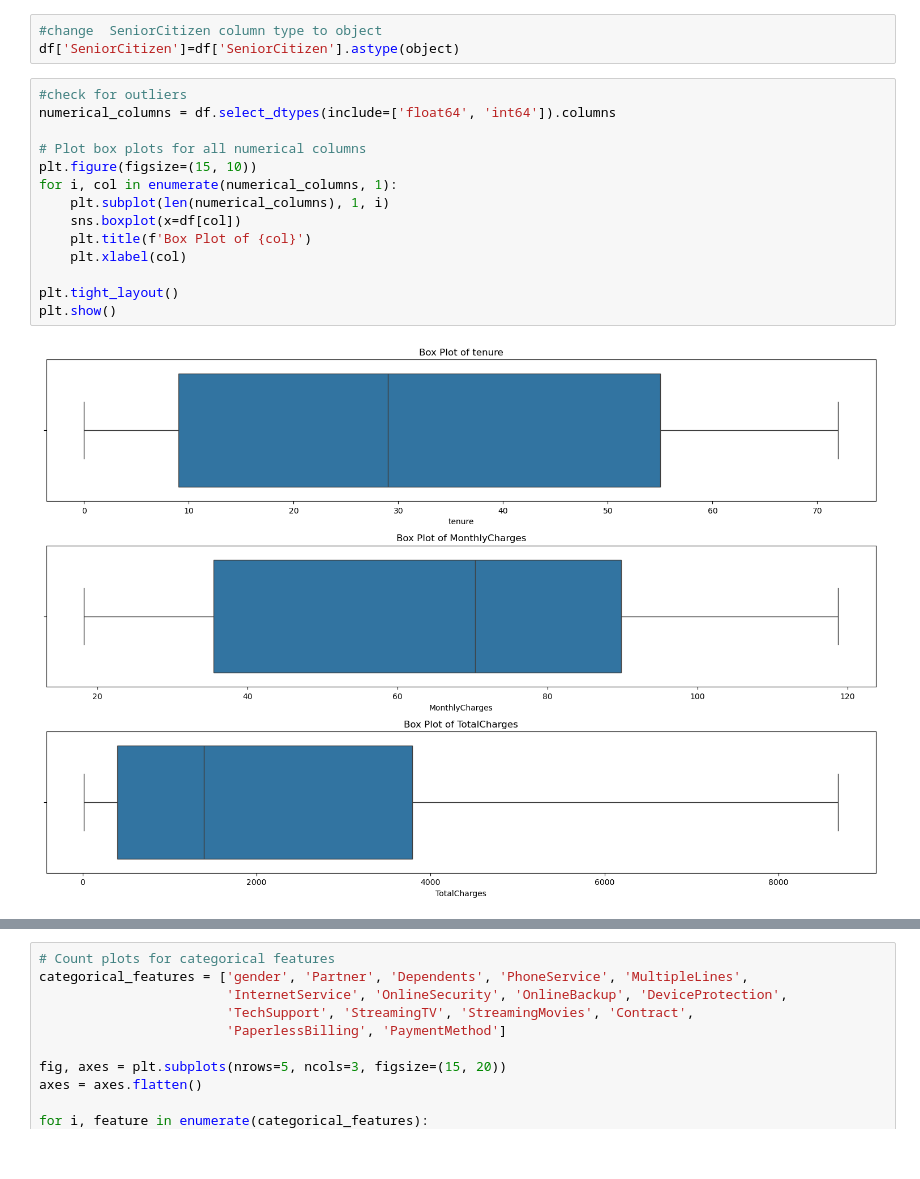
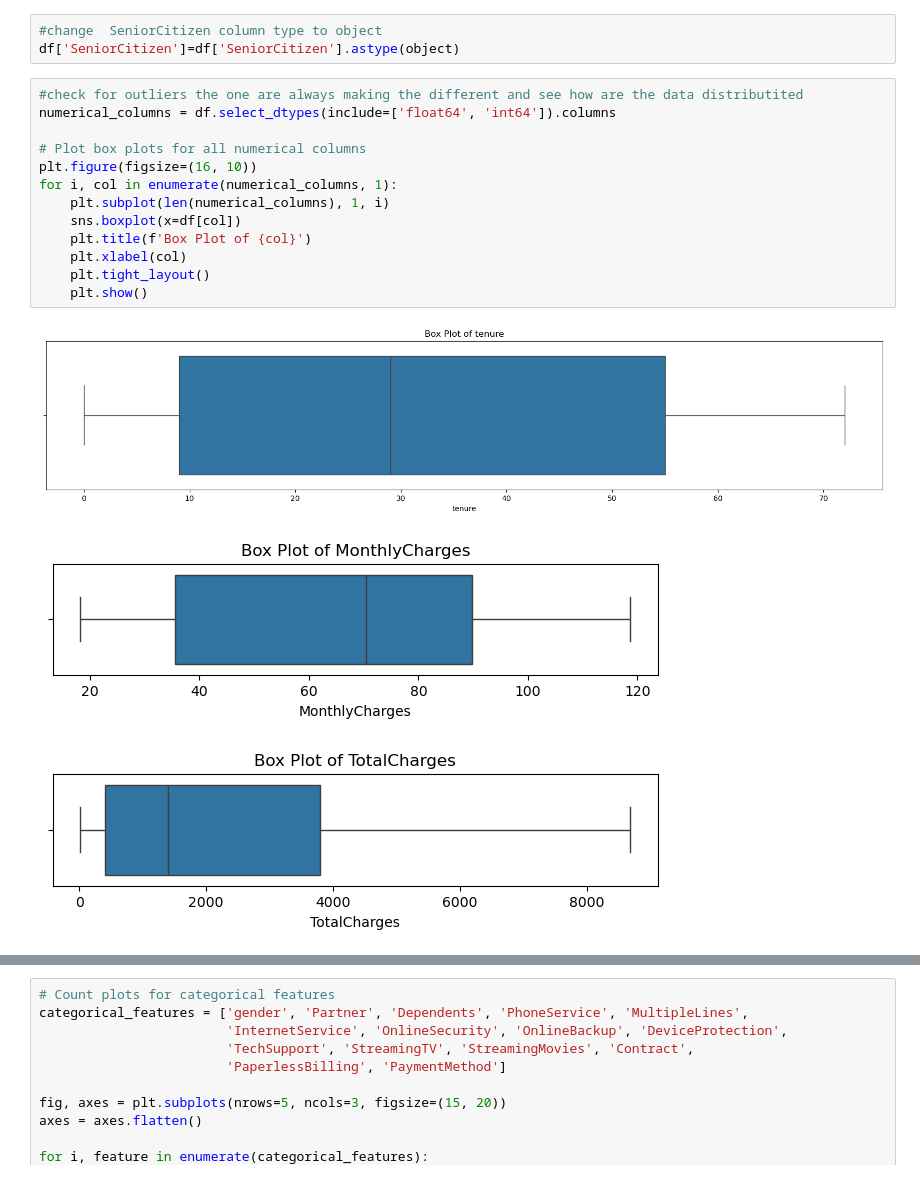
Before and after one commit to Majeedraheem/Telco-Customer-Churn, a Jupyter notebook: churn.ipynb, the cells around one changed output, grey strips where cells are left out. Drawn from its saved outputs; the diff is of its cells as text.

```diff
--- a/churn.ipynb
+++ b/churn.ipynb
@@ -152,18 +174,19 @@ Name: SeniorCitizen, dtype: object
 #change  SeniorCitizen column type to object
 df['SeniorCitizen']=df['SeniorCitizen'].astype(object)
 # %%
-#check for outliers
+#check for outliers the one are always making the different and see how are the data distributited
 numerical_columns = df.select_dtypes(include=['float64', 'int64']).columns
 
 # Plot box plots for all numerical columns
-plt.figure(figsize=(15, 10))
+plt.figure(figsize=(16, 10))
 for i, col in enumerate(numerical_columns, 1):
     plt.subplot(len(numerical_columns), 1, i)
     sns.boxplot(x=df[col])
     plt.title(f'Box Plot of {col}')
     plt.xlabel(col)
-
-plt.tight_layout()
-plt.show()
+    plt.tight_layout()
+    plt.show()
 # %% [output]
-[figure, old version]
+[figure, new version]
+[figure, added]
+[figure, added]
```
Also changed, not shown: parts of 22 cells of this notebook, 2 other files.
